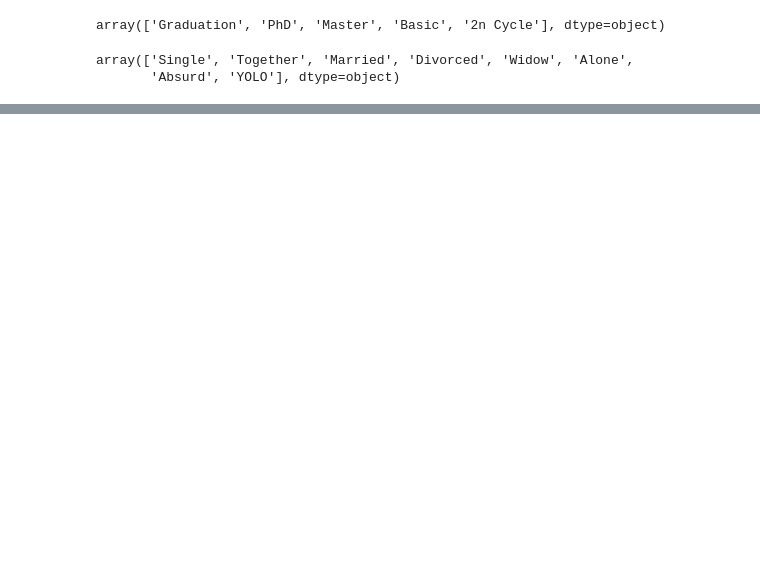
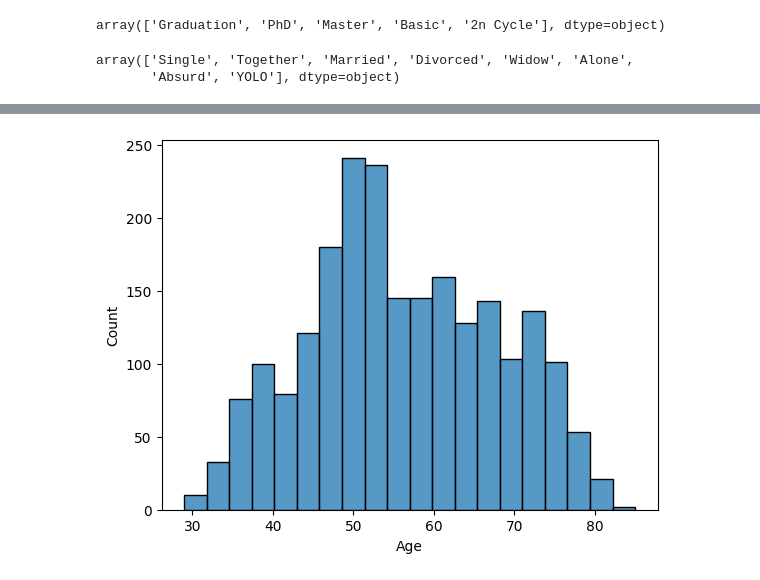
Before and after one commit to itisasmi/custometrics, a Jupyter notebook: custometrics.ipynb, the cells around one changed output, grey strips where cells are left out. Cells and saved outputs as stored; diff of their text form; code cells hidden in the pictures; blank space fills up the shorter version.

```diff
--- a/custometrics.ipynb
+++ b/custometrics.ipynb
@@ -121,0 +195,5 @@ df['Dt_Customer']=pd.to_datetime(df['Dt_Customer'],format='%d-%m-%Y')
+# %%
+sns.histplot(df['Age'], bins=20)
+plt.show()
+# %% [output]
+[figure, added]
```
Also changed, not shown: parts of 33 cells of this notebook.
